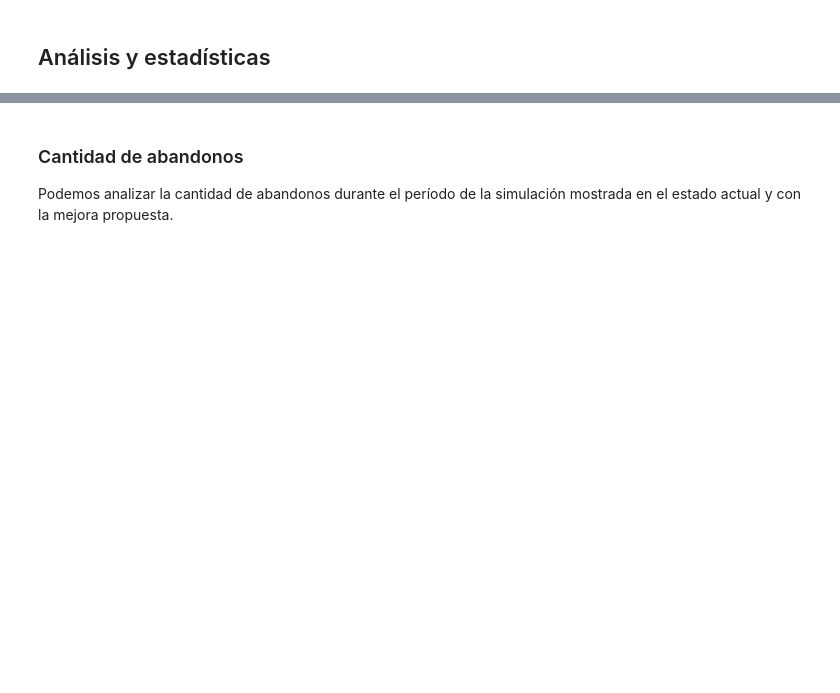
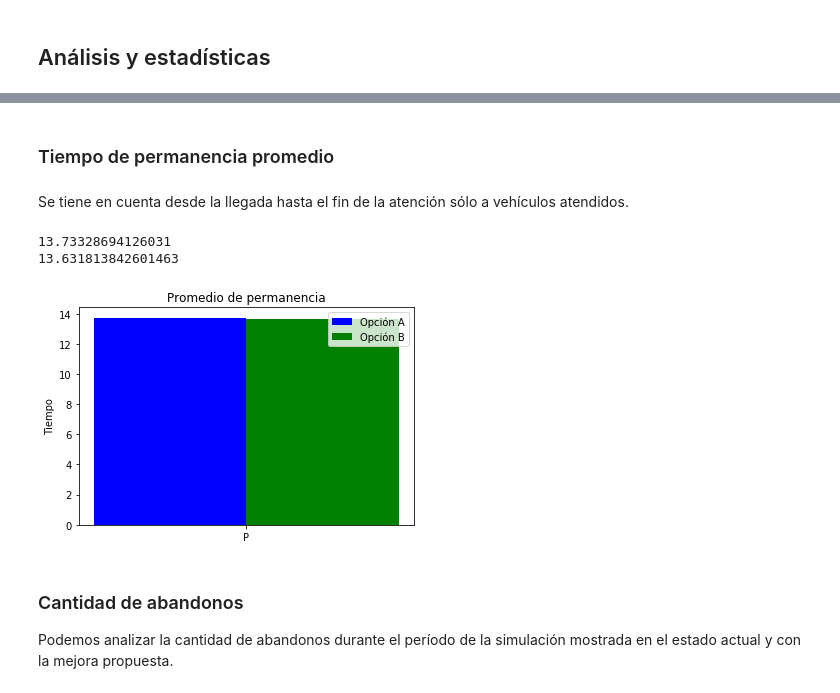
Before and after one commit to Jumpi96/simTPF2017, a Jupyter notebook: Notebook_app.ipynb, the cells around one changed output, grey strips where cells are left out. Saved outputs shown, nothing was run; the diff lists cells and outputs as text; code cells hidden in the pictures; blank space fills up the shorter version.

```diff
--- a/Notebook_app.ipynb
+++ b/Notebook_app.ipynb
@@ -85,3 +124,31 @@ View(tabla_dos,"B")
+# %% [markdown]
+### Tiempo de permanencia promedio
+# %% [markdown]
+Se tiene en cuenta desde la llegada hasta el fin de la atención sólo a vehículos atendidos.
+# %%
+A_val = ((s1.acum_permanencia/s1.cont_atendidos))
+B_val = ((s2.acum_permanencia/s2.cont_atendidos))
+print(A_val)
+print(B_val)
+ind = np.arange(1)
+width = 0.05
+
+fig, ax = plt.subplots()
+rects1 = ax.bar(ind, A_val, width, color='b')
+rects2 = ax.bar(ind + width, B_val, width, color='g')
+
+ax.set_ylabel('Tiempo')
+ax.set_title('Promedio de permanencia')
+ax.set_xticks(ind + width / 2)
+ax.set_xticklabels(('P'))
+
+ax.legend((rects1[0], rects2[0]), ('Opción A', 'Opción B'))
+
+plt.show()
+# %% [output]
+13.73328694126031
+13.631813842601463
+[figure, added]
 # %% [markdown]
 ### Cantidad de abandonos ###
 Podemos analizar la cantidad de abandonos durante el período de la simulación mostrada en el estado actual y con la mejora propuesta.
```
Also changed, not shown: parts of 3 cells of this notebook, 4 other files.
